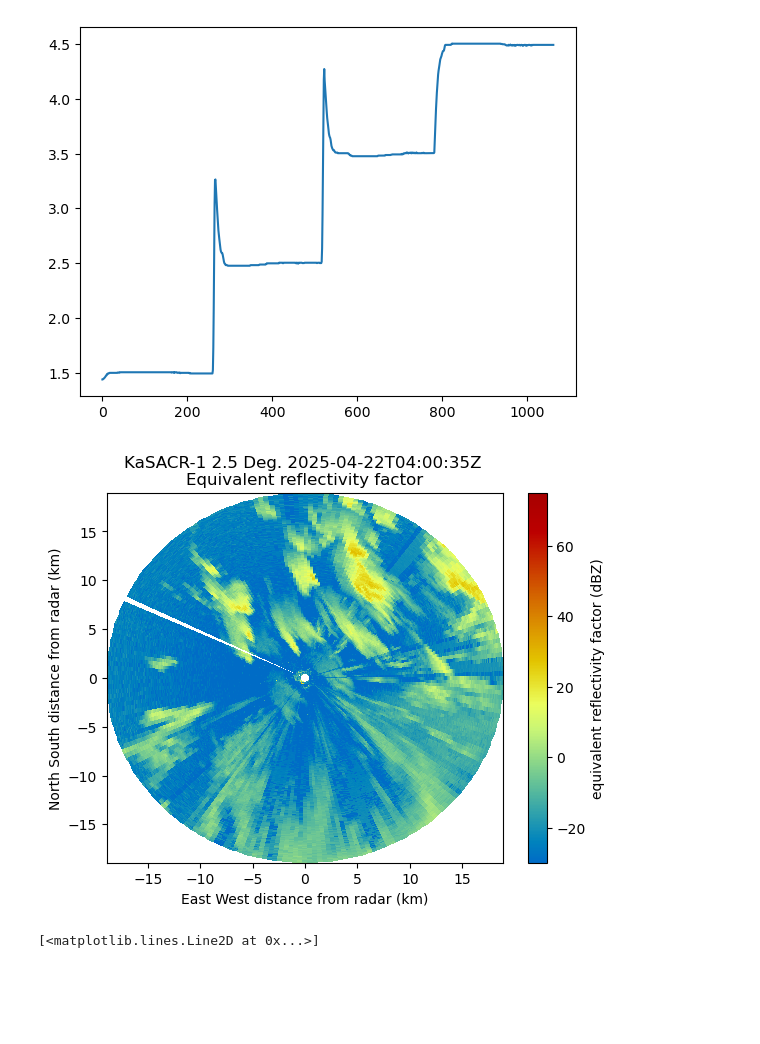
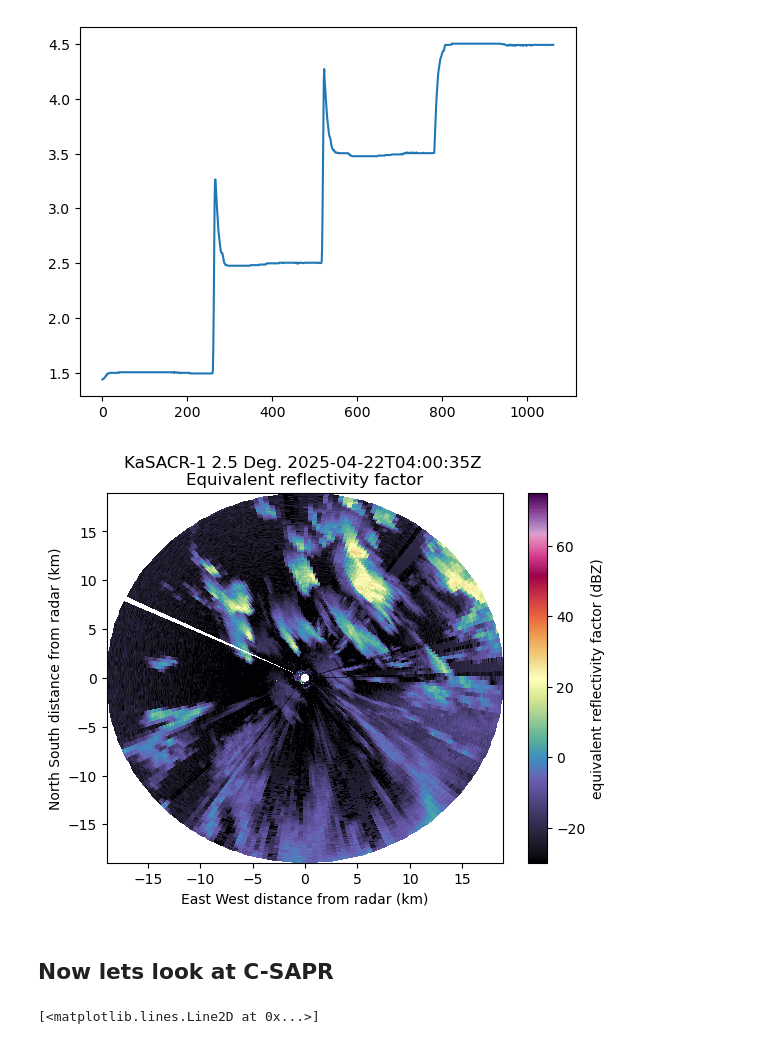
Before and after one commit to ARM-Development/arm-summer-school-2025, a Jupyter notebook: notebooks/pyart/RadarInvestigation.ipynb, the cells around one changed output. Cells and saved outputs as stored; diff of their text form; code cells hidden in the pictures; blank space fills up the shorter version.

```diff
--- a/notebooks/pyart/RadarInvestigation.ipynb
+++ b/notebooks/pyart/RadarInvestigation.ipynb
@@ -116,0 +119,4 @@ plt.colorbar()
+# %%
+my_favorite_colormap = pyart.graph.cmweather.cm_colorblind.ChaseSpectral
+plt.pcolormesh(kazr.fields['reflectivity']['data'].transpose(), cmap=my_favorite_colormap)
+plt.colorbar()
@@ -140,9 +150,11 @@ plt.plot(kasacr.elevation['data'])
 [figure]
 # %%
 myd = pyart.graph.RadarDisplay(kasacr)
-myd.plot_ppi('reflectivity')
+myd.plot_ppi('reflectivity', cmap=my_favorite_colormap)
 # %% [output]
-[figure, old version]
+[figure, new version]
+# %% [markdown]
+## Now lets look at C-SAPR
 # %%
 csapr = pyart.io.read('bnfcsapr2cfrS3.a1.20250422.040012.nc')
 # %%
```
Also changed, not shown: parts of 13 cells of this notebook.
